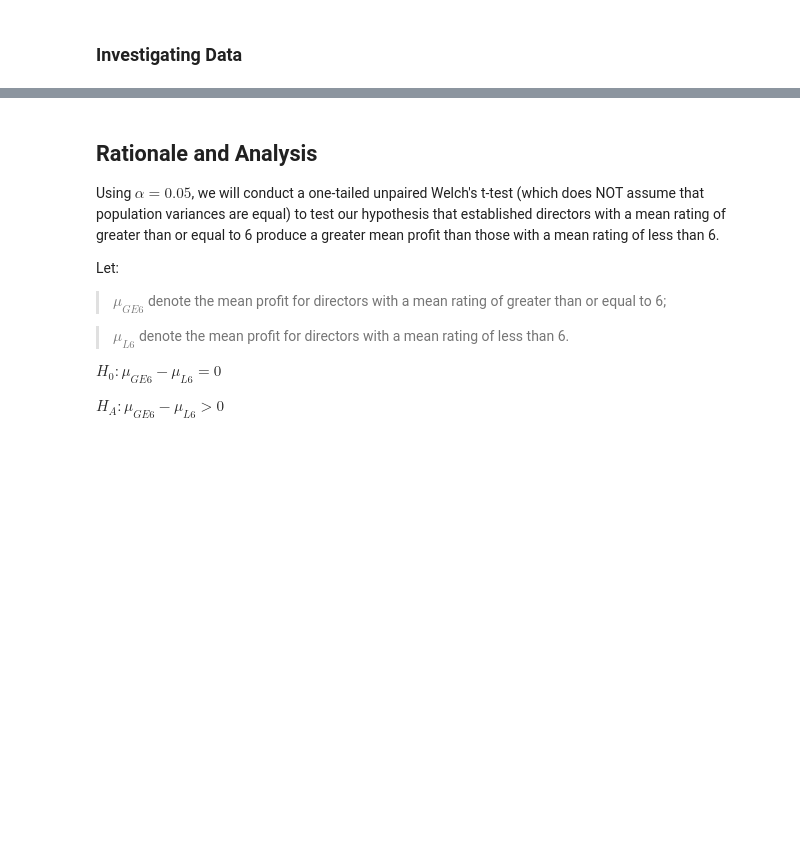
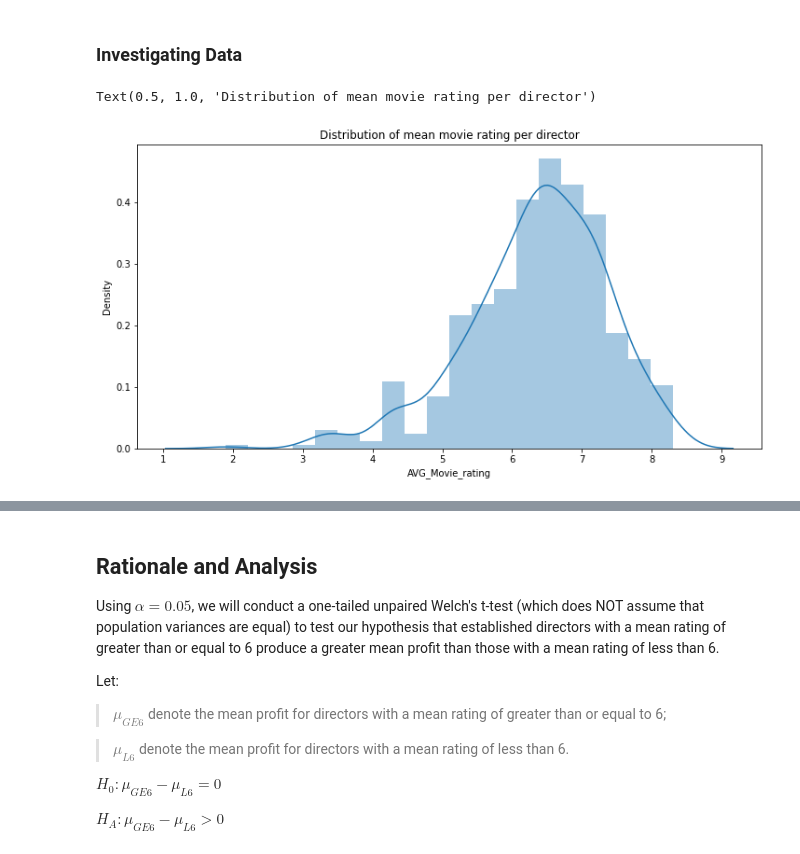
Before and after one commit to cLineman/CapStoneProject, a Jupyter notebook: NateNetznik.ipynb, the cells around one changed output, grey strips where cells are left out. Cells and saved outputs as stored; diff of their text form; code cells hidden in the pictures; blank space fills up the shorter version.

```diff
--- a/NateNetznik.ipynb
+++ b/NateNetznik.ipynb
@@ -374,8 +449,12 @@ lessThan6 = grouped.loc[grouped['AVG_Movie_rating'] < 6]['profit']
 # %% [markdown]
 ### Investigating Data
+# %%
+avg_movie_rating = grouped['AVG_Movie_rating']
+avg_profit = grouped['profit']
 # %%
 fig, ax = plt.subplots(figsize=(12,6))
-sns.regplot(grouped['AVG_Movie_rating'], grouped["profit"])
-ax.set_title('Regression Plot: mean rating vs. mean profit')
-ax.set_xlabel('Mean movie rating by director')
-ax.set_ylabel('Mean profit by director')
+sns.distplot(avg_movie_rating)
+ax.set_title('Distribution of mean movie rating per director')
+# %% [output]
+Text(0.5, 1.0, 'Distribution of mean movie rating per director')
+[figure, added]
```
Also changed, not shown: parts of 40 cells of this notebook.
